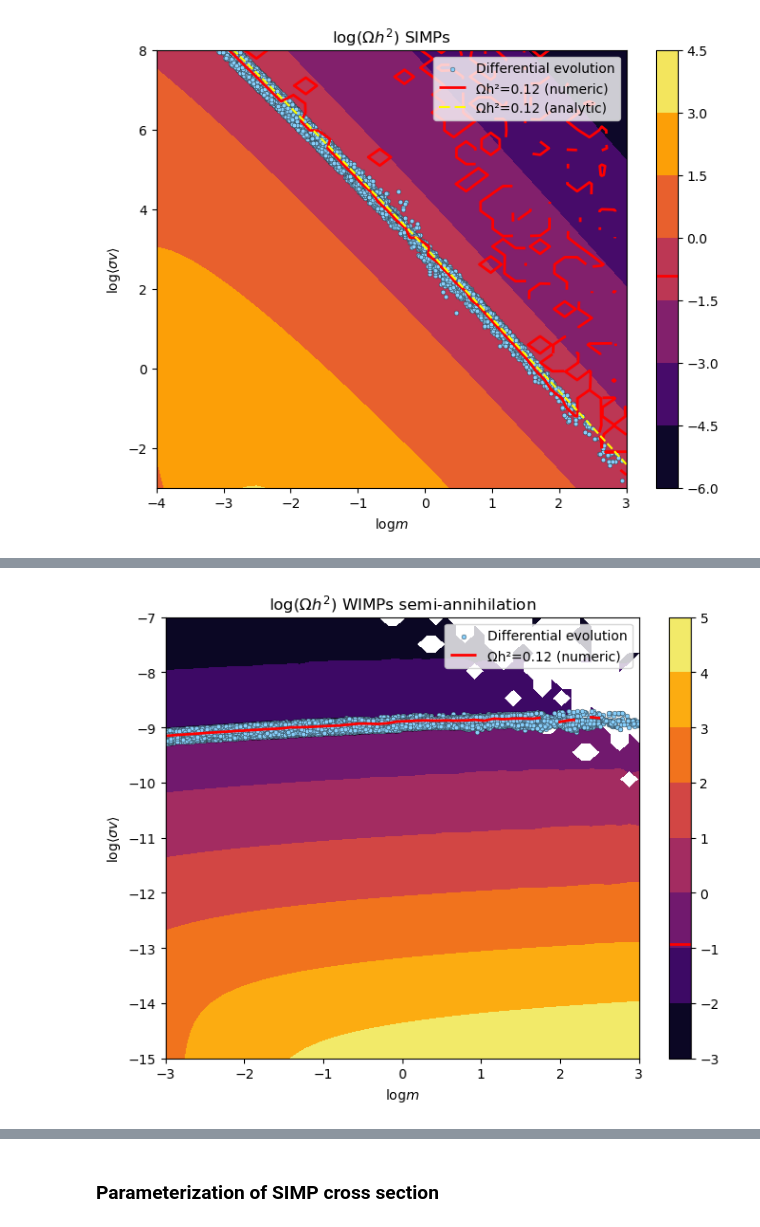
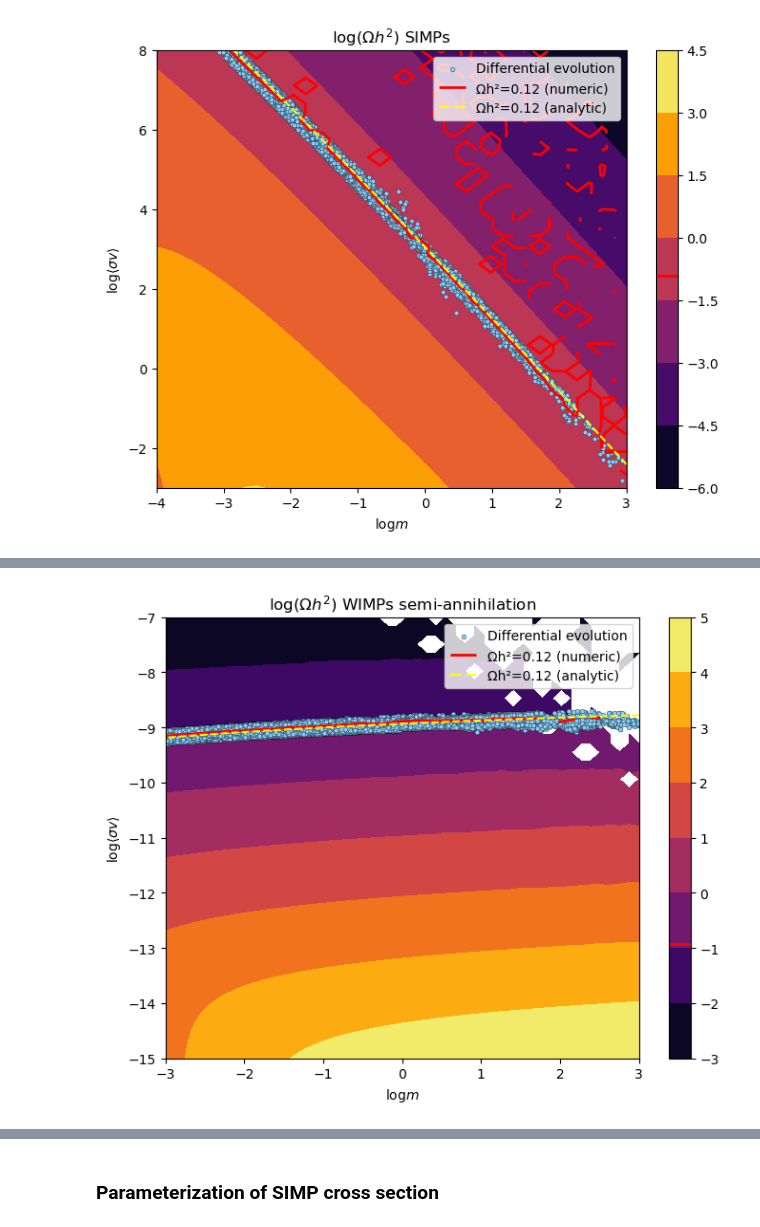
Before and after one commit to SantiagoJulioD/Trabajo_de_grado, a Jupyter notebook: Relic_density/relic_density.ipynb, the cells around one changed output, grey strips where cells are left out. Drawn from its saved outputs; the diff is of its cells as text; code cells hidden in the pictures.

Commit message:
Update notebook and plots

```diff
--- a/Relic_density/relic_density.ipynb
+++ b/Relic_density/relic_density.ipynb
@@ -438,0 +440,4 @@ Plotting de_scan
+# %%
+p_W = CSl.collections[0].get_paths()[0]
+v_W = p_W.vertices
+v_W = pd.DataFrame(v_W)
@@ -613,3 +650,37 @@ plt.savefig('omegah2_FIMPs.pdf')
 plt.show()
 # %% [output]
 [figure]
+# %%
+p_F = CSl.collections[0].get_paths()[0]
+v_F = p_F.vertices
+v_F = pd.DataFrame(v_F)
+# %%
+xini = 0.1
+xfin = 1e4
+m_exp, s_exp = v_F[(v_W[0]>0.9) & (v_F[0]<1.1)].values[0]
+mass = 10.**m_exp
+sigma = 10.**s_exp
+Yini = 0.
+xss = np.linspace(xini,30,1000)
+Yfin = 4.3e-10/mass
+sol = solve_ivp(FIMPs, [xini,xfin], [Yini,], method='BDF', rtol=1e-8, atol=1e-10, args=(mass,sigma,g))
+sol_1 = solve_ivp(FIMPs, [xini,xfin], [Yini,], method='BDF', rtol=1e-8, atol=1e-10, args=(mass,sigma*10,g))
+sol_2 = solve_ivp(FIMPs, [xini,xfin], [Yini,], method='BDF', rtol=1e-8, atol=1e-10, args=(mass,sigma*100,g))
+sol_3 = solve_ivp(FIMPs, [xini,xfin], [Yini,], method='BDF', rtol=1e-8, atol=1e-10, args=(mass,sigma/10,g))
+sol_4 = solve_ivp(FIMPs, [xini,xfin], [Yini,], method='BDF', rtol=1e-8, atol=1e-10, args=(mass,sigma/100,g))
+plt.loglog(sol_4.t,sol_4.y[0],label=r'$\log\langle\sigma v\rangle=${s:8.2f}'.format(s=np.log10(sigma)-2),color='darkorange',linestyle='--')
+plt.loglog(sol_3.t,sol_3.y[0],label=r'$\log\langle\sigma v\rangle=${s:8.2f}'.format(s=np.log10(sigma)-1),color='orangered',linestyle='--')
+plt.loglog(sol.t,sol.y[0],label=r'$\log\langle\sigma v\rangle=${s:8.2f}'.format(s=np.log10(sigma)),color='r')
+plt.loglog(sol_1.t,sol_1.y[0],label=r'$\log\langle\sigma v\rangle=${s:8.2f}'.format(s=np.log10(sigma)+1),color='crimson',linestyle='--')
+plt.loglog(sol_2.t,sol_2.y[0],label=r'$\log\langle\sigma v\rangle=${s:8.2f}'.format(s=np.log10(sigma)+2),color='deeppink',linestyle='--')
+plt.loglog(xss,Yeq(xss,mass,g),label=r'$Y_{eq}$',color='b')
+plt.hlines(Yfin,xini,xfin,color='k',linestyle=':')
+plt.axhspan(0.9*Yfin,1.1*Yfin,0,1,color='yellow',alpha=0.5)
+#plt.ylim(2e-8,1e-2)
+plt.title(f'Boltzmann equation for FIMPs m={mass:.2f} GeV')
+plt.xlabel('x')
+plt.ylabel('Y')
+plt.grid()
+plt.legend()
+plt.savefig('Boltzmann_FIMP.pdf')
+plt.show()
@@ -788,6 +897,7 @@ sigmas_Wsa = np.linspace(*bound_sigma)
 
 Ms_Wsa, Sigmas_Wsa = np.meshgrid(ms_Wsa,sigmas_Wsa)
 Os_Wsa = Omega(Ms_Wsa,Sigmas_Wsa,g=g,model=WIMPs_SA)
+Os_an_Wsa = Omegah2_analytic(10.**Ms_W,10.**Sigmas_W)
 # %%
 if scan:
     df_WIMPSA = obtain_optimal_params(WIMPs_SA,bound_m,bound_sigma,g,descan=scan)
@@ -797,25 +907,25 @@ else:
 # %%
 fig, ax = plt.subplots(figsize=(8,6))
 CS = ax.contourf(Ms_Wsa,Sigmas_Wsa,np.log10(Os_Wsa),cmap='inferno',)
 de_scatter = ax.scatter(df_WIMPSA['log(m)'], df_WIMPSA['log(sigma*v)'], s=12, edgecolor='0.05',
                         linewidth=0.25, alpha=1.0, c='lightskyblue',label='Differential evolution')
 CSl = ax.contour(CS,levels=[np.log10(0.12),],colors='r',linestyles='solid',linewidths=2)
-#CS2l = ax.contour(Ms_S,Sigmas_S,np.log10(Om_th_S),levels=[np.log10(0.12),],colors='yellow')
+CS2l = ax.contour(Ms_Wsa,Sigmas_Wsa,np.log10(Os_an_Wsa),levels=[np.log10(0.12),],colors='yellow')
 h0,_ = de_scatter.legend_elements(prop='sizes',color=de_scatter.cmap(1.5))
 h1,_ = CSl.legend_elements()
-#h2,_ = CS2l.legend_elements()
+h2,_ = CS2l.legend_elements()
 cbar = fig.colorbar(CS)
 cbar.add_lines(CSl)
 
-ax.legend([de_scatter]+h1,['Differential evolution','Ωh²=0.12 (numeric)'])
+ax.legend([de_scatter]+h1+h2,['Differential evolution','Ωh²=0.12 (numeric)','Ωh²=0.12 (analytic)'])
 
 #ax.add_artist(leg2)
 
 ax.set_title(r'$\mathrm{log}(\Omega h^2)$ WIMPs semi-annihilation')
 #ax.set_ylim((-13,-8))
 ax.set_xlabel(r'$\mathrm{log}m$')
 ax.set_ylabel(r'$\mathrm{log}\langle\sigma v\rangle$')
 plt.savefig('omegah2_WIMPs_SA.pdf')
 plt.show()
 # %% [output]
-[figure, old version]
+[figure, new version]
```
Also changed, not shown: parts of 10 cells of this notebook, 8 other files.
